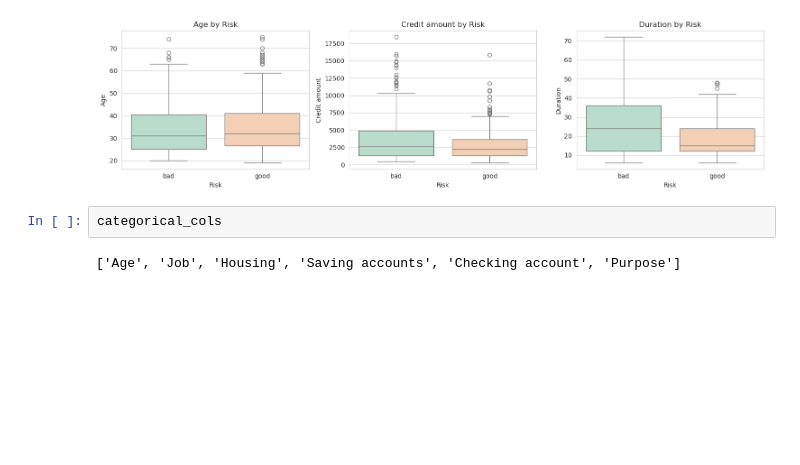
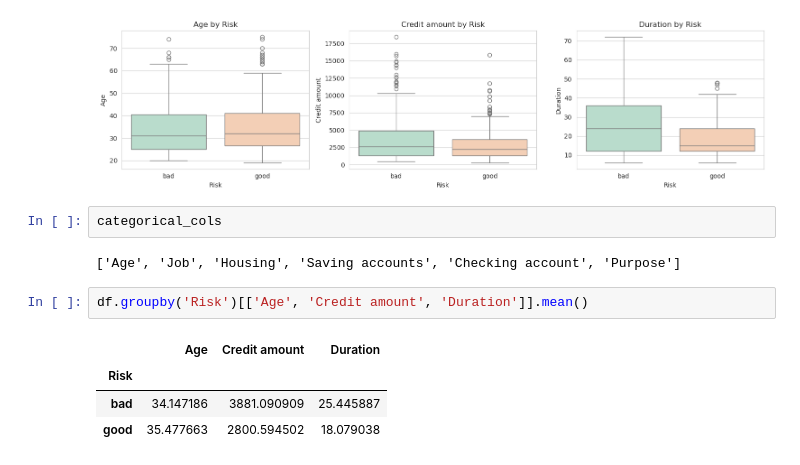
Before and after one commit to mmiskatul/Credit-Risk-Model, a Jupyter notebook: Analysis-data.ipynb, the cells around one changed output. Cells and saved outputs as stored; diff of their text form; blank space fills up the shorter version.

Commit message:
calculate mean groupby Risk

```diff
--- a/Analysis-data.ipynb
+++ b/Analysis-data.ipynb
@@ -323,3 +323,10 @@ Passing `palette` without assigning `hue` is deprecated and will be removed in v
 categorical_cols
 # %% [output]
 ['Age', 'Job', 'Housing', 'Saving accounts', 'Checking account', 'Purpose']
+# %%
+df.groupby('Risk')[['Age', 'Credit amount', 'Duration']].mean()
+# %% [output]
+|  | Age | Credit amount | Duration |
+| Risk |  |  |  |
+| bad | 34.147186 | 3881.090909 | 25.445887 |
+| good | 35.477663 | 2800.594502 | 18.079038 |
```
